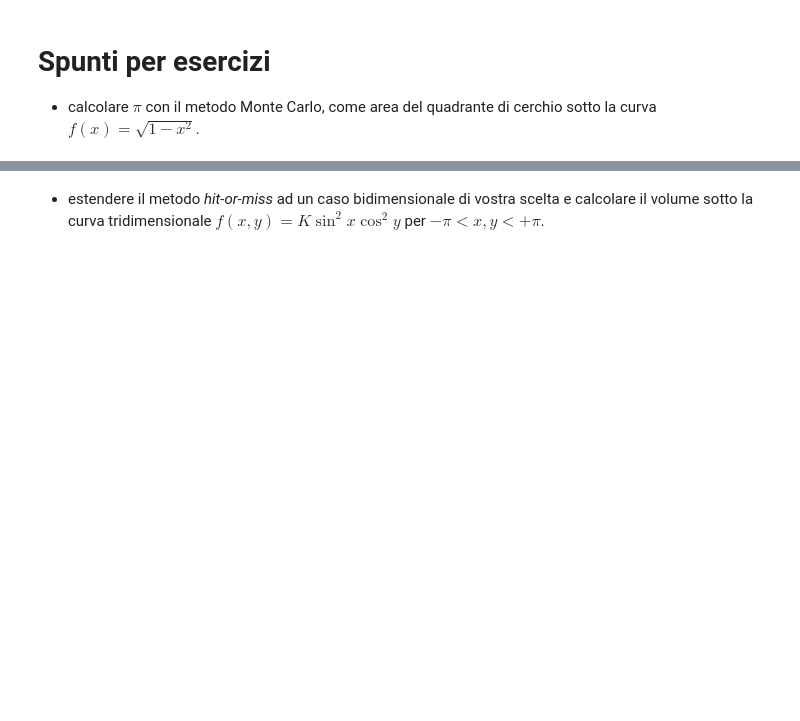
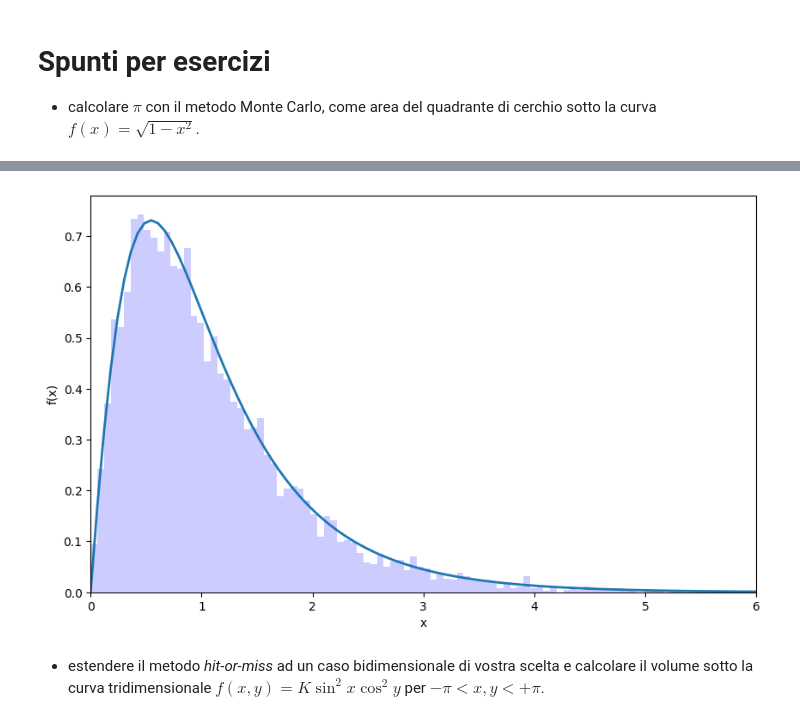
Before and after one commit to lucalista/analisi-dati-2025, a Jupyter notebook: 08.01.00__Metodi_Monte_Carlo.ipynb, the cells around one changed output, grey strips where cells are left out. Cells and saved outputs as stored; diff of their text form; code cells hidden in the pictures; blank space fills up the shorter version.

```diff
--- a/08.01.00__Metodi_Monte_Carlo.ipynb
+++ b/08.01.00__Metodi_Monte_Carlo.ipynb
@@ -488,2 +513,14 @@ $\displaystyle f(x)=K\frac{x}{1+x^2}e^{-x}$ con $x>  0$.
+# %%
+c_norm= 3
+plt.figure(figsize=(10, 6))
+plt.plot(x, c_norm*f_sim(x), linewidth=2)
+plt.hist(xs[hits], density=True, bins=100, range=xrange, color='blue', alpha=0.2)
+plt.xlabel('x')
+plt.ylabel('f(x)')
+plt.ylim(0)
+plt.xlim(*xrange)
+plt.show()
+# %% [output]
+[figure, added]
 # %% [markdown]
 * estendere il metodo *hit-or-miss* ad un caso bidimensionale di vostra scelta e calcolare il volume sotto la curva tridimensionale $f(x,y)=K\sin^2 x \cos^2 y$ per $-\pi < x, y < +\pi$.
```
Also changed, not shown: parts of 25 cells of this notebook.
